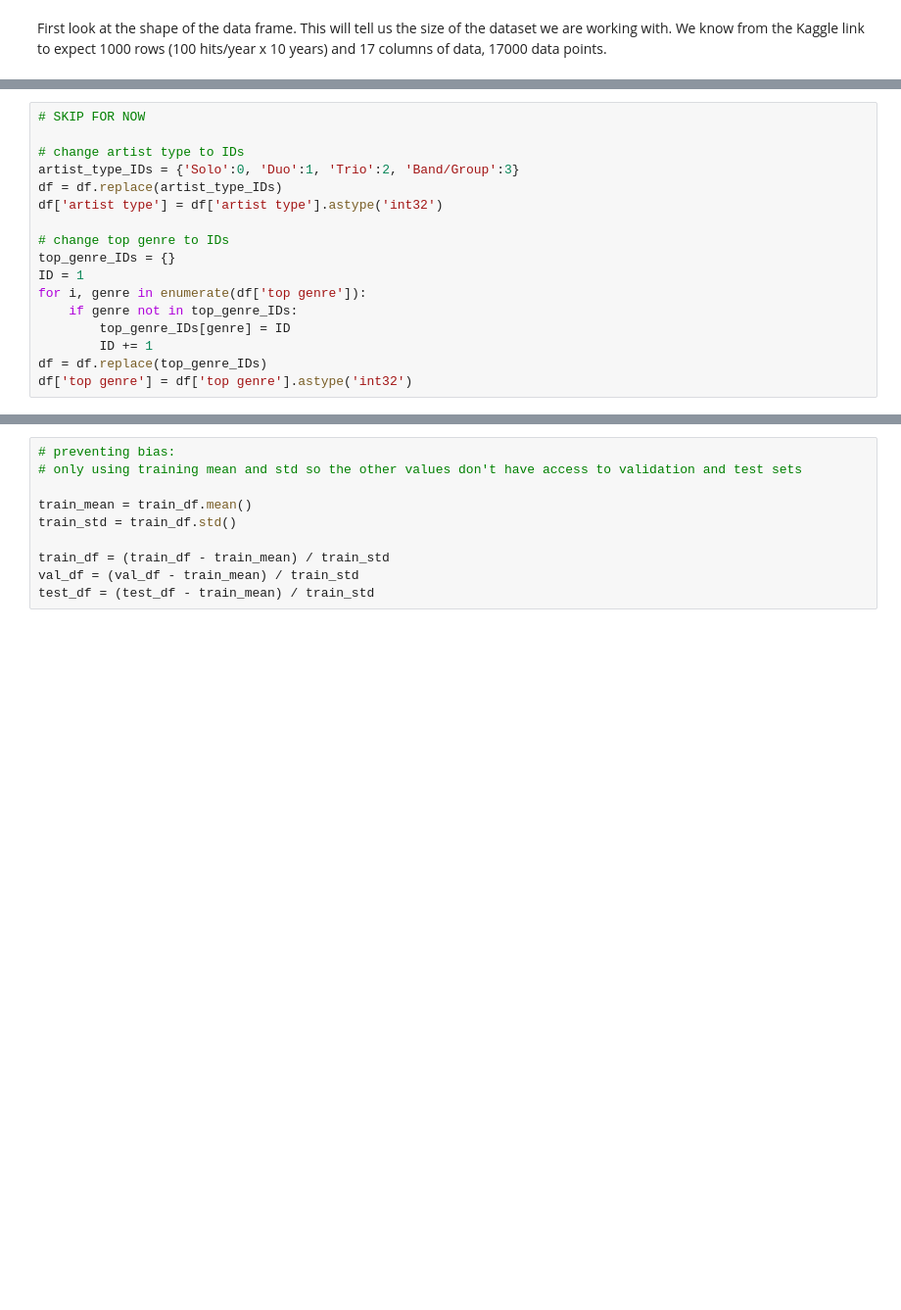
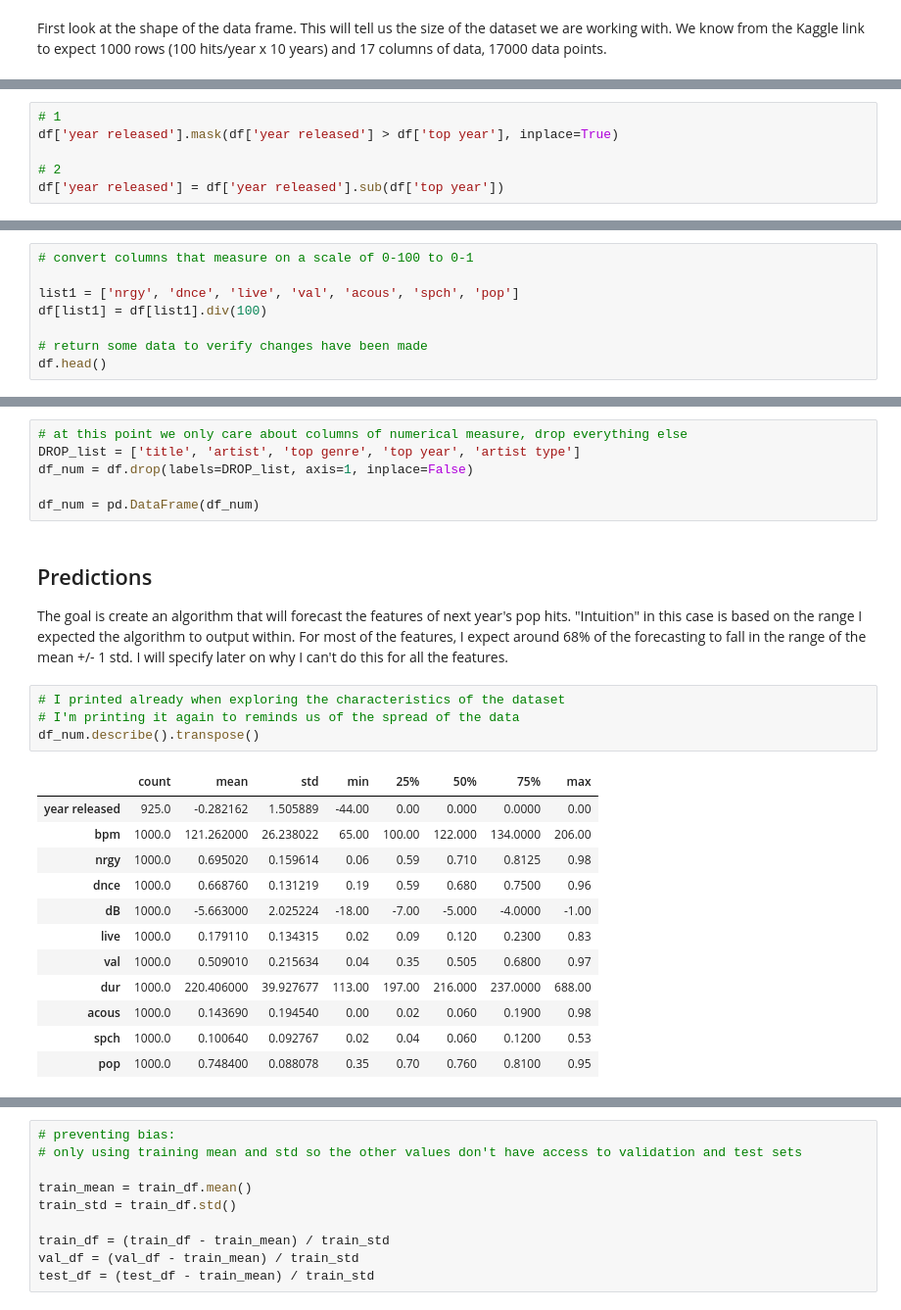
Before and after one commit to amayabrios/Forecasting-Spotify-Hits, a Jupyter notebook: Spotify_data_exploration.ipynb, the cells around one changed output, grey strips where cells are left out. Shown: that part at 98% size. Cells and saved outputs as stored; diff of their text form; blank space fills up the shorter version.

```diff
--- a/Spotify_data_exploration.ipynb
+++ b/Spotify_data_exploration.ipynb
@@ -104,2 +216,8 @@ df['artist type'] = df['artist type'].astype('int32')
+# %%
+# 1
+df['year released'].mask(df['year released'] > df['top year'], inplace=True)
+
+# 2
+df['year released'] = df['year released'].sub(df['top year'])
 # %%
 df.head()
@@ -106,17 +230,0 @@ df.head()
-# %%
-# SKIP FOR NOW
-
-# change artist type to IDs
-artist_type_IDs = {'Solo':0, 'Duo':1, 'Trio':2, 'Band/Group':3}
-df = df.replace(artist_type_IDs)
-df['artist type'] = df['artist type'].astype('int32')
-
-# change top genre to IDs
-top_genre_IDs = {}
-ID = 1
-for i, genre in enumerate(df['top genre']):
-    if genre not in top_genre_IDs:
-        top_genre_IDs[genre] = ID
-        ID += 1
-df = df.replace(top_genre_IDs)
-df['top genre'] = df['top genre'].astype('int32')
@@ -122,0 +234,8 @@ df['top genre'] = df['top genre'].astype('int32')
+# %%
+# convert columns that measure on a scale of 0-100 to 0-1
+
+list1 = ['nrgy', 'dnce', 'live', 'val', 'acous', 'spch', 'pop']
+df[list1] = df[list1].div(100)
+
+# return some data to verify changes have been made
+df.head()
@@ -122,0 +249,27 @@ df['top genre'] = df['top genre'].astype('int32')
+# %%
+# at this point we only care about columns of numerical measure, drop everything else
+DROP_list = ['title', 'artist', 'top genre', 'top year', 'artist type']
+df_num = df.drop(labels=DROP_list, axis=1, inplace=False)
+
+df_num = pd.DataFrame(df_num)
+# %% [markdown]
+## Predictions <a class="anchor" id="predict"></a>
+
+The goal is create an algorithm that will forecast the features of next year's pop hits. "Intuition" in this case is based on the range I expected the algorithm to output within. For most of the features, I expect around 68% of the forecasting to fall in the range of the mean +/- 1 std. I will specify later on why I can't do this for all the features.
+# %%
+# I printed already when exploring the characteristics of the dataset
+# I'm printing it again to reminds us of the spread of the data
+df_num.describe().transpose()
+# %% [output]
+|  | count | mean | std | min | 25% | 50% | 75% | max |
+| year released | 925.0 | -0.282162 | 1.505889 | -44.00 | 0.00 | 0.000 | 0.0000 | 0.00 |
+| bpm | 1000.0 | 121.262000 | 26.238022 | 65.00 | 100.00 | 122.000 | 134.0000 | 206.00 |
+| nrgy | 1000.0 | 0.695020 | 0.159614 | 0.06 | 0.59 | 0.710 | 0.8125 | 0.98 |
+| dnce | 1000.0 | 0.668760 | 0.131219 | 0.19 | 0.59 | 0.680 | 0.7500 | 0.96 |
+| dB | 1000.0 | -5.663000 | 2.025224 | -18.00 | -7.00 | -5.000 | -4.0000 | -1.00 |
+| live | 1000.0 | 0.179110 | 0.134315 | 0.02 | 0.09 | 0.120 | 0.2300 | 0.83 |
+| val | 1000.0 | 0.509010 | 0.215634 | 0.04 | 0.35 | 0.505 | 0.6800 | 0.97 |
+| dur | 1000.0 | 220.406000 | 39.927677 | 113.00 | 197.00 | 216.000 | 237.0000 | 688.00 |
+| acous | 1000.0 | 0.143690 | 0.194540 | 0.00 | 0.02 | 0.060 | 0.1900 | 0.98 |
+| spch | 1000.0 | 0.100640 | 0.092767 | 0.02 | 0.04 | 0.060 | 0.1200 | 0.53 |
+| pop | 1000.0 | 0.748400 | 0.088078 | 0.35 | 0.70 | 0.760 | 0.8100 | 0.95 |
```
Also changed, not shown: parts of 52 cells of this notebook.
